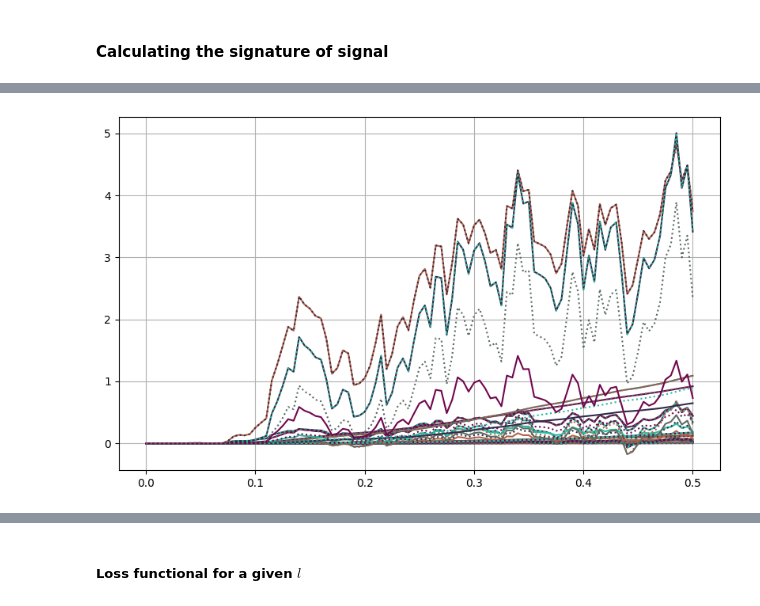
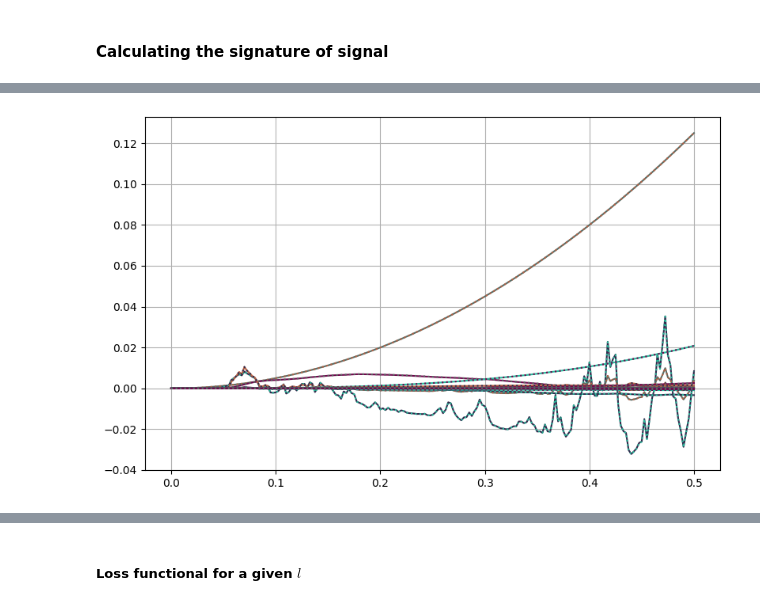
Before and after one commit to MrG1raffe/signature, a Jupyter notebook: notebooks/SignalSignature.ipynb, the cells around one changed output, grey strips where cells are left out. Drawn from its saved outputs; the diff is of its cells as text; code cells hidden in the pictures.

Commit message:
Add SigSignal class

```diff
--- a/notebooks/SignalSignature.ipynb
+++ b/notebooks/SignalSignature.ipynb
@@ -227,13 +219,12 @@ Wall time: 12 ms
 # %%
-ell = e1 * (1) + e2 * (-1) + e11 * 6 + e12 * (-2) + e21 * (-6) + e22 * 2
-# ell = e22 + e21 + e12
+#ell = e1 * (1) + e2 * (-1) + e11 * 6 + e12 * (-2) + e21 * (-6) + e22 * 2
+ell = e22 + e21 * (-1) + e12 * (-1)
 ell_Sig = (ell @ Sig)
 # %%
 for i in range(10):
-    plt.plot(t_grid_pos, ell_Sig[:, i])
+    plt.plot(t_grid, ell_Sig[:, i])
 
-plt.plot(t_grid_pos, ell_Sig.mean(axis=1), "r", label="Empirical mean")
-plt.plot(t_grid_pos, t_grid_pos / 2, "k--", label="Ground truth")
+plt.plot(t_grid, ell_Sig.mean(axis=1), "r", label="Empirical mean")
 plt.legend()
 # %% [output]
 <matplotlib.legend.Legend at 0x...>
@@ -240,0 +234,10 @@ plt.legend()
+# %%
+trunc_moments = 4
+trunc_ell = 2
+
+signature_of_signal = get_signature_of_linear_form(ts=ell, trunc_moments=trunc_moments, ta=ta)
+eSig = expected_signature(t=T, trunc=trunc_moments * trunc_ell)
+expected_signal_signature_arr = np.zeros(ta.alphabet.number_of_elements(trunc_moments))
+for i, (word, coef) in enumerate(signature_of_signal.items()):
+    expected_signal_signature_arr[i] = (signature_of_signal[word] @ eSig).real.squeeze()
+expected_signal_signature = ta.from_array(trunc=trunc_moments, array=expected_signal_signature_arr)
@@ -244,8 +288,8 @@ plt.legend()
 %%time
 signal = ell_Sig.real
 
-path_signal = np.empty((len(t_grid_pos), 2, size))
-path_signal[:, 0, :] = np.tile(t_grid_pos[:, None], size)
+path_signal = np.empty((len(t_grid), 2, size))
+path_signal[:, 0, :] = np.tile(t_grid[:, None], size)
 path_signal[:, 1, :] = signal
 
 SignalSig = ta.path_to_sequence(path=path_signal, trunc=N)
@@ -301,10 +329,10 @@ Wall time: 3 ms
 # %%
 for word in words:
     if len(word) < 2:
         continue
-    plt.plot(t_grid_pos, (signal_sig_coefs_exact[word] @ Sig)[:, 0])
-    plt.plot(t_grid_pos, (ta.from_dict({word: 1}, trunc=8) @ SignalSig)[:, 0], ":")
+    plt.plot(t_grid, (signal_sig_coefs_exact[word] @ Sig)[:, 0])
+    plt.plot(t_grid, (ta.from_dict({word: 1}, trunc=8) @ SignalSig)[:, 0], ":")
 # %% [output]
-[figure, old version]
+[figure, new version]
 # %%
 %%time
```
Also changed, not shown: parts of 30 cells of this notebook, 26 other files.
